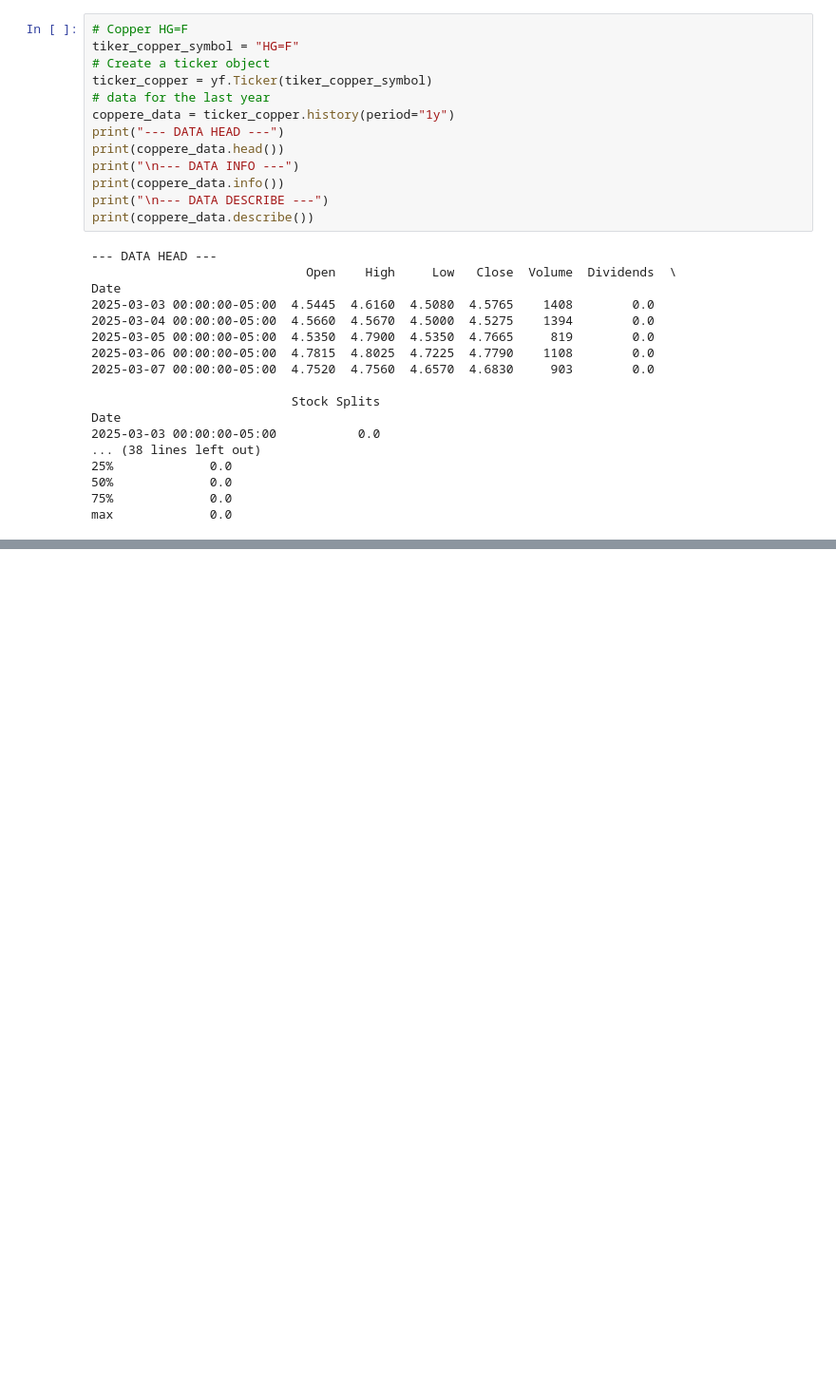
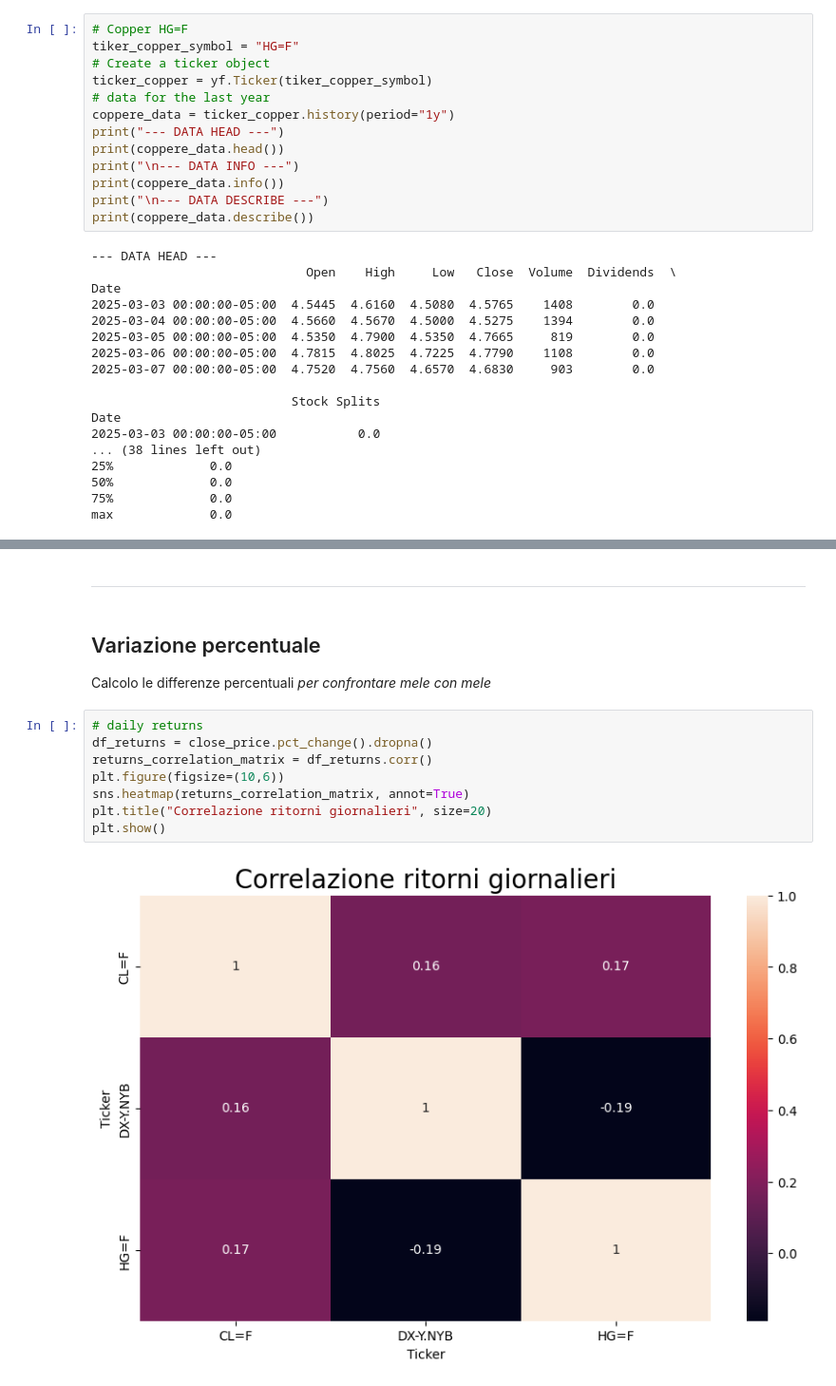
Before and after one commit to matteolovatoai/copper-price-forecasting, a Jupyter notebook: notebooks/01_exploration.ipynb, the cells around one changed output, grey strips where cells are left out. Shown at 95% size. Cells and saved outputs as stored; diff of their text form; blank space fills up the shorter version.

```diff
--- a/notebooks/01_exploration.ipynb
+++ b/notebooks/01_exploration.ipynb
@@ -38,0 +126,15 @@ max             0.0
+# %% [markdown]
+---
+# %% [markdown]
+## Variazione percentuale
+Calcolo le differenze percentuali *per confrontare mele con mele*
+# %%
+# daily returns
+df_returns = close_price.pct_change().dropna()
+returns_correlation_matrix = df_returns.corr()
+plt.figure(figsize=(10,6))
+sns.heatmap(returns_correlation_matrix, annot=True)
+plt.title("Correlazione ritorni giornalieri", size=20)
+plt.show()
+# %% [output]
+[figure, added]
```
Also changed, not shown: parts of 17 cells of this notebook.
